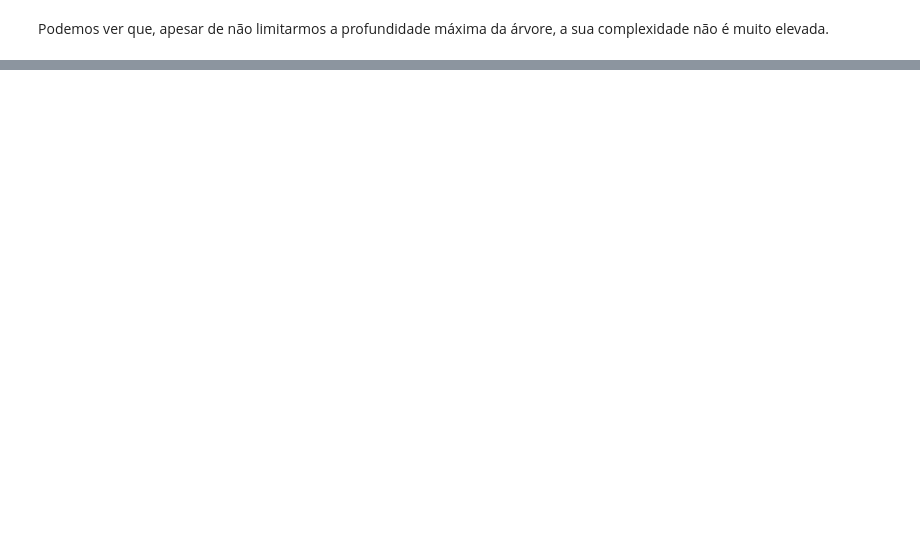
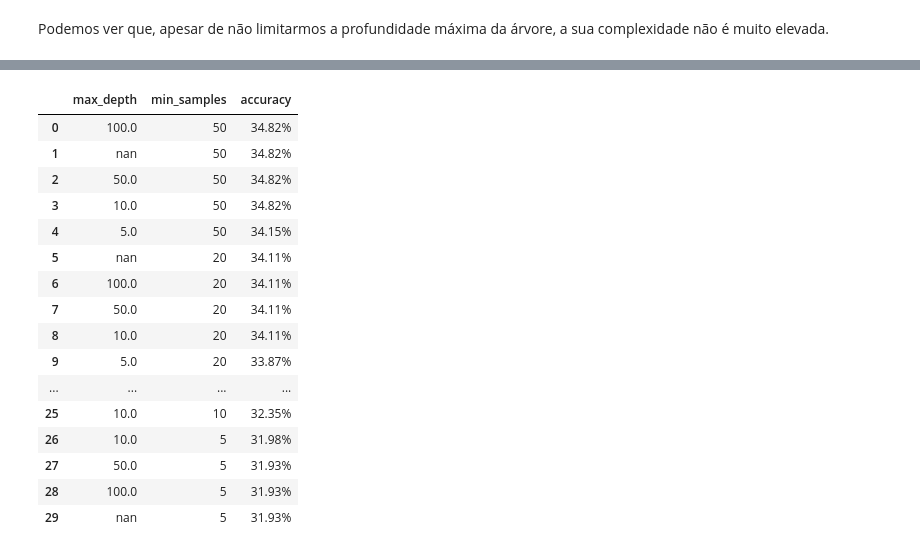
Before and after one commit to andredpinto/AI_2526_Project, a Jupyter notebook: notebooks/analysis_id3.ipynb, the cells around one changed output, grey strips where cells are left out. Saved outputs shown, nothing was run; the diff lists cells and outputs as text; code cells hidden in the pictures; blank space fills up the shorter version.

```diff
--- a/notebooks/analysis_id3.ipynb
+++ b/notebooks/analysis_id3.ipynb
@@ -127,0 +184,58 @@ Podemos ver que, apesar de não limitarmos a profundidade máxima da árvore, a
+# %%
+# Resultados extraídos do job_1258163.out
+results = [
+    (None, 1, 0.32780672666982474),
+    (None, 2, 0.32780672666982474),
+    (None, 5, 0.3192799621032686),
+    (None, 10, 0.324964471814306),
+    (None, 20, 0.3410705826622454),
+    (None, 50, 0.3481762198010422),
+    (5, 1, 0.33728090952155376),
+    (5, 2, 0.33728090952155376),
+    (5, 5, 0.33728090952155376),
+    (5, 10, 0.3377546186641402),
+    (5, 20, 0.3387020369493131),
+    (5, 50, 0.3415442918048318),
+    (10, 1, 0.324964471814306),
+    (10, 2, 0.324964471814306),
+    (10, 5, 0.319753671245855),
+    (10, 10, 0.32354334438654664),
+    (10, 20, 0.3410705826622454),
+    (10, 50, 0.3481762198010422),
+    (50, 1, 0.32780672666982474),
+    (50, 2, 0.32780672666982474),
+    (50, 5, 0.3192799621032686),
+    (50, 10, 0.324964471814306),
+    (50, 20, 0.3410705826622454),
+    (50, 50, 0.3481762198010422),
+    (100, 1, 0.32780672666982474),
+    (100, 2, 0.32780672666982474),
+    (100, 5, 0.3192799621032686),
+    (100, 10, 0.324964471814306),
+    (100, 20, 0.3410705826622454),
+    (100, 50, 0.3481762198010422),
+]
+
+df_results = pd.DataFrame(results, columns=["max_depth", "min_samples", "accuracy"])
+df_results["max_depth"] = df_results["max_depth"].apply(lambda x: "None" if x is None else str(x))
+df_results = df_results.sort_values("accuracy", ascending=False).reset_index(drop=True)
+df_results["accuracy"] = df_results["accuracy"].apply(lambda x: f"{x:.2%}")
+df_results
+# %% [output]
+|  | max_depth | min_samples | accuracy |
+| 0 | 100.0 | 50 | 34.82% |
+| 1 | nan | 50 | 34.82% |
+| 2 | 50.0 | 50 | 34.82% |
+| 3 | 10.0 | 50 | 34.82% |
+| 4 | 5.0 | 50 | 34.15% |
+| 5 | nan | 20 | 34.11% |
+| 6 | 100.0 | 20 | 34.11% |
+| 7 | 50.0 | 20 | 34.11% |
+| 8 | 10.0 | 20 | 34.11% |
+| 9 | 5.0 | 20 | 33.87% |
+| ... | ... | ... | ... |
+| 25 | 10.0 | 10 | 32.35% |
+| 26 | 10.0 | 5 | 31.98% |
+| 27 | 50.0 | 5 | 31.93% |
+| 28 | 100.0 | 5 | 31.93% |
+| 29 | nan | 5 | 31.93% |
```
Also changed, not shown: parts of 9 cells of this notebook, 1 other file.
